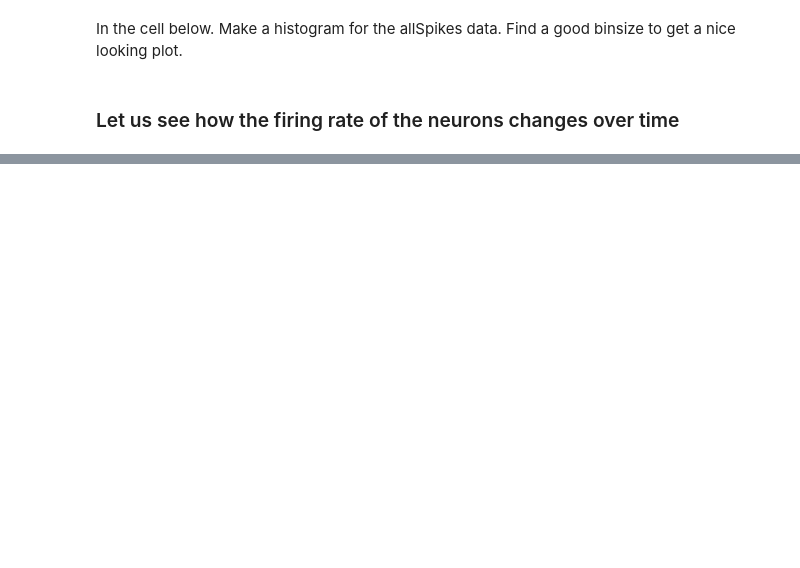
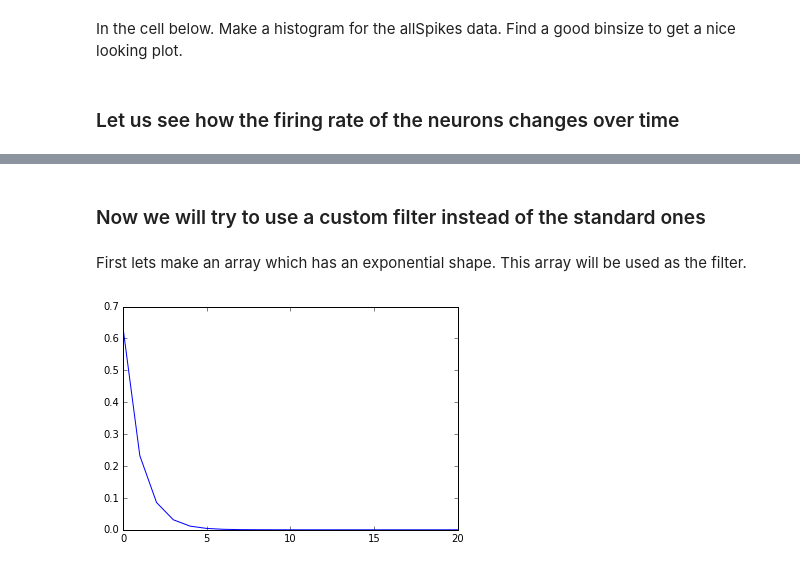
Before and after one commit to iampritishpatil/CAMP2016-Machinelearning, a Jupyter notebook: Tutorial_notebook.ipynb, the cells around one changed output, grey strips where cells are left out. Cells and saved outputs as stored; diff of their text form; code cells hidden in the pictures; blank space fills up the shorter version.

```diff
--- a/Tutorial_notebook.ipynb
+++ b/Tutorial_notebook.ipynb
@@ -79,0 +99,12 @@ array([[ 0.,  0.,  0.,  0.,  0.,  0.,  0.,  0.,  0.,  0.],
+# %% [markdown]
+### Now we will try to use a custom filter instead of the standard ones
+# %% [markdown]
+First lets make an array which has an exponential shape. This array will be used as the filter.
+# %%
+filter_size=21   #use odd number
+filter_exp= scipy.signal.exponential(filter_size, center=0, tau=1.0,sym=False) #standard function
+filter_exp=filter_exp/sum(filter_exp)
+plt.plot(filter_exp)
+plt.show()
+# %% [output]
+[figure, added]
```
Also changed, not shown: parts of 13 cells of this notebook.
